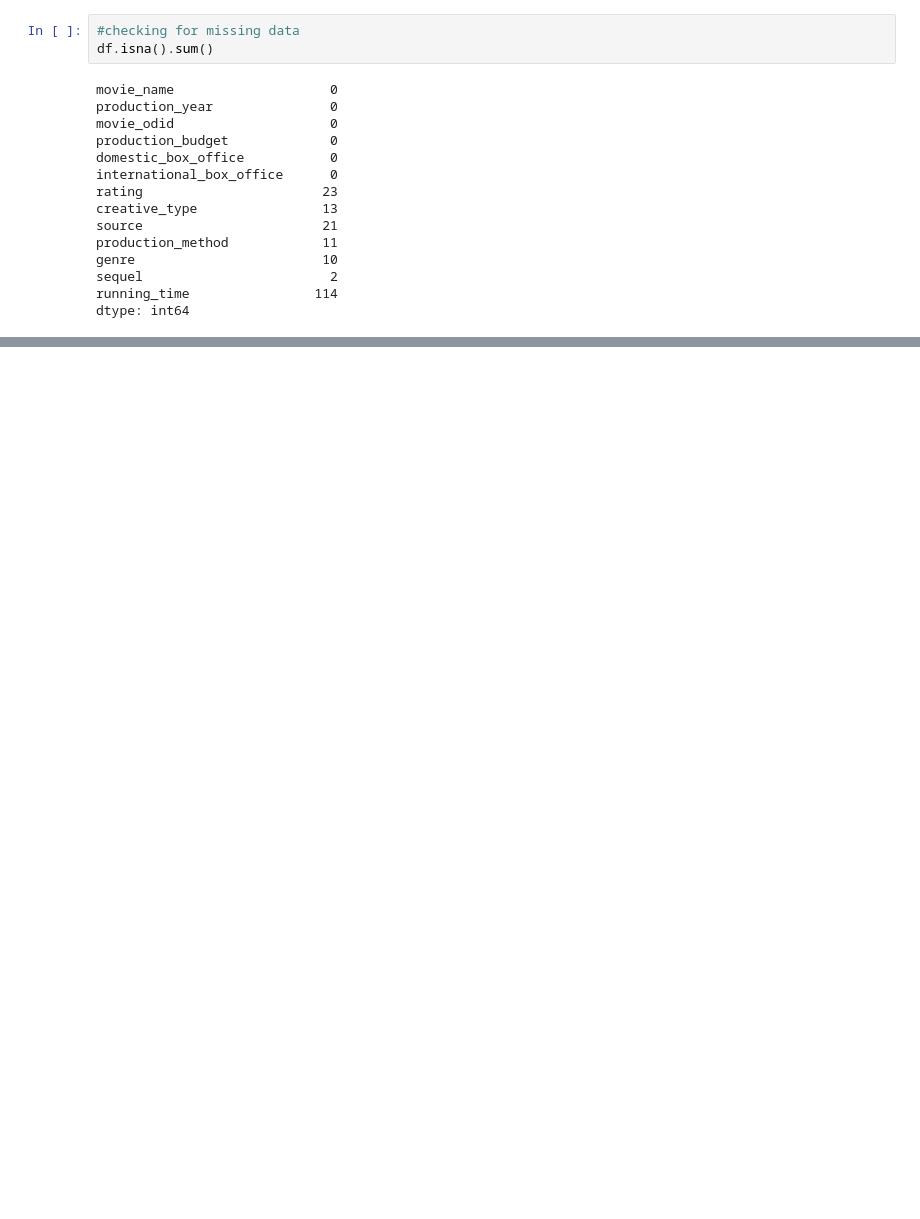
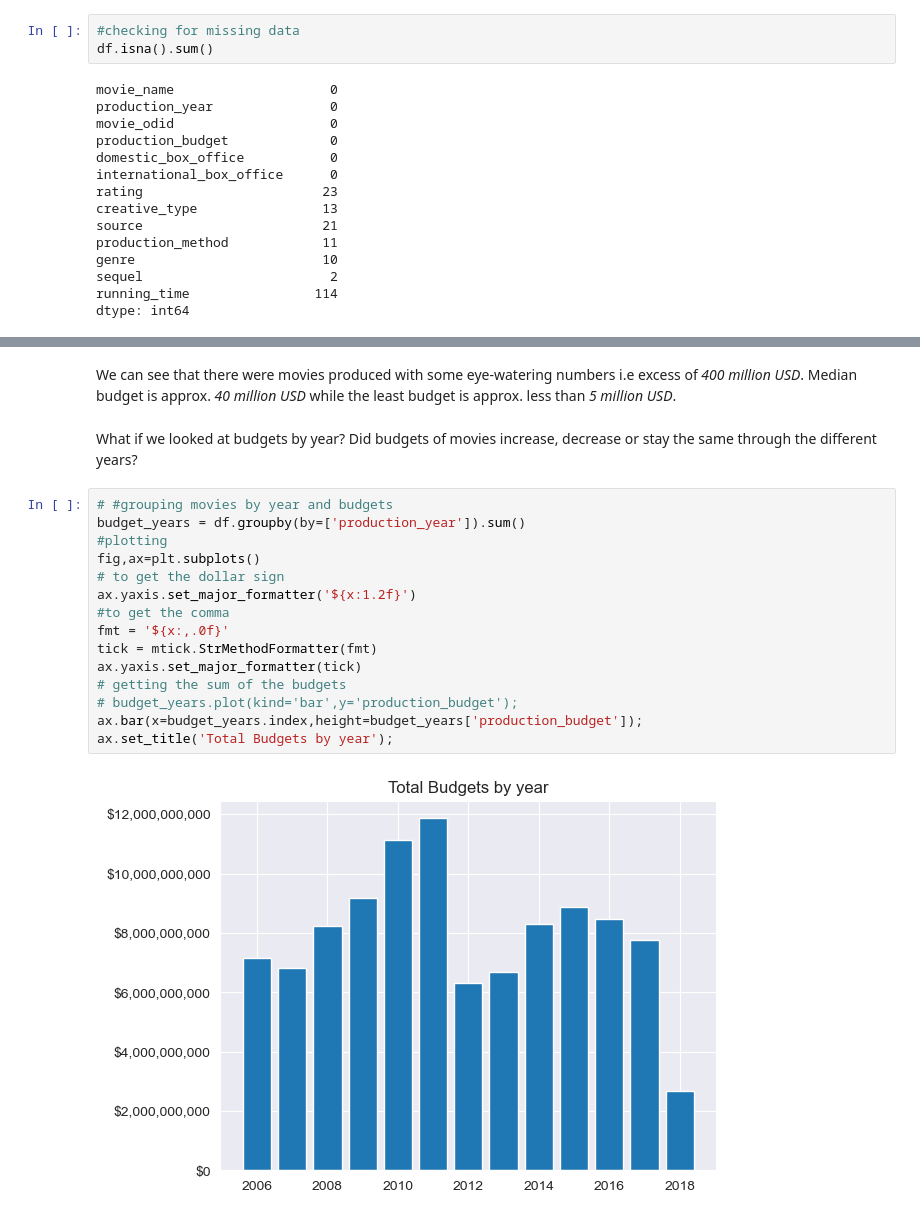
Before and after one commit to rahulakrish/movie_studio_recommendation, a Jupyter notebook: notebook.ipynb, the cells around one changed output, grey strips where cells are left out. Drawn from its saved outputs; the diff is of its cells as text; blank space fills up the shorter version.

```diff
--- a/notebook.ipynb
+++ b/notebook.ipynb
@@ -438,0 +503,21 @@ dtype: int64
+# %% [markdown]
+We can see that there were movies produced with some eye-watering numbers i.e excess of *400 million USD*. Median budget is approx. *40 million USD* while the least budget is approx. less than *5 million USD*.
+# %% [markdown]
+What if we looked at budgets by year? Did budgets of movies increase, decrease or stay the same through the different years?
+# %%
+# #grouping movies by year and budgets
+budget_years = df.groupby(by=['production_year']).sum()
+#plotting
+fig,ax=plt.subplots()
+# to get the dollar sign
+ax.yaxis.set_major_formatter('${x:1.2f}')
+#to get the comma
+fmt = '${x:,.0f}'
+tick = mtick.StrMethodFormatter(fmt)
+ax.yaxis.set_major_formatter(tick)
+# getting the sum of the budgets
+# budget_years.plot(kind='bar',y='production_budget');
+ax.bar(x=budget_years.index,height=budget_years['production_budget']);
+ax.set_title('Total Budgets by year');
+# %% [output]
+[figure, added]
```
Also changed, not shown: parts of 36 cells of this notebook.
